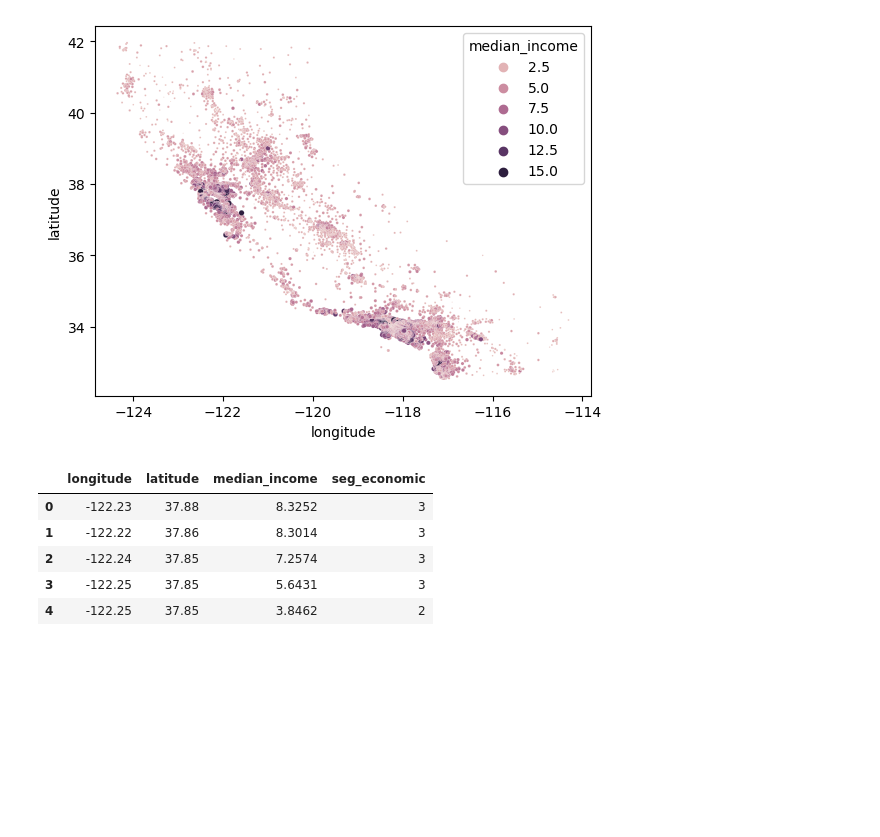
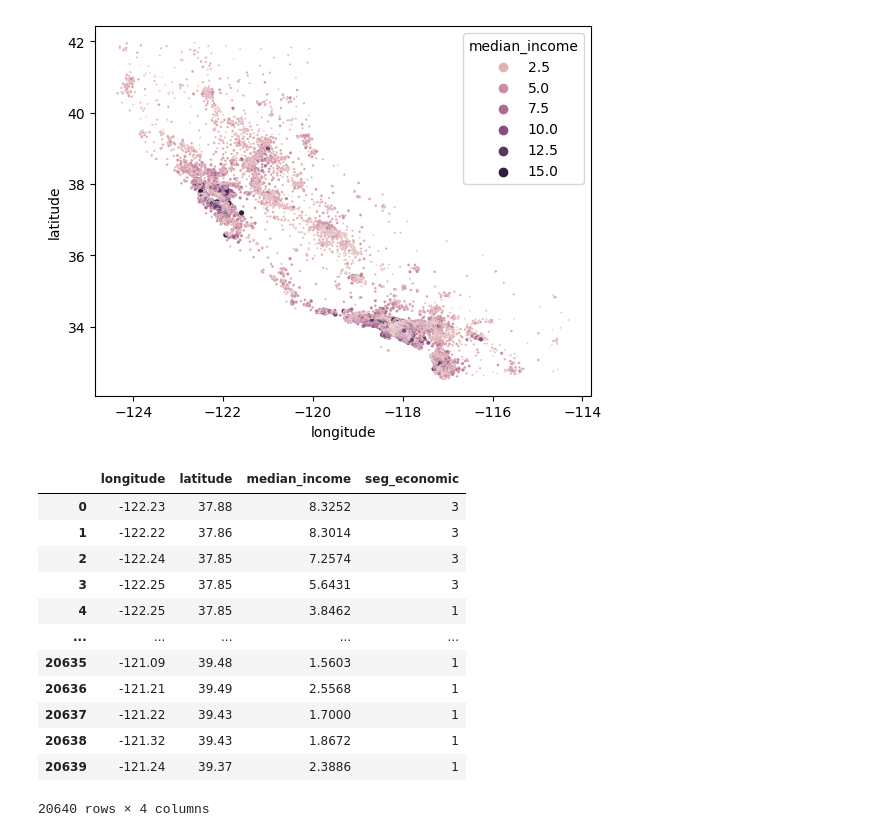
Before and after one commit to cristianmgm7/ML_models, a Jupyter notebook: K-means.ipynb, the cells around one changed output. Drawn from its saved outputs; the diff is of its cells as text; code cells hidden in the pictures; blank space fills up the shorter version.

```diff
--- a/K-means.ipynb
+++ b/K-means.ipynb
@@ -28,18 +28,25 @@ sns.scatterplot(x='longitude', y='latitude', data=df ,hue='median_income',s=df['
 # %%
 from sklearn.cluster import KMeans
 x = df.loc[:,['longitude','latitude','median_income']]
-model = KMeans(n_clusters=6)
+model = KMeans(n_clusters=4)
 pred = model.fit_predict(x)
 # %%
 x['seg_economic'] = pred
-x.head()
+x
 # %% [output]
 |  | longitude | latitude | median_income | seg_economic |
 | 0 | -122.23 | 37.88 | 8.3252 | 3 |
 | 1 | -122.22 | 37.86 | 8.3014 | 3 |
 | 2 | -122.24 | 37.85 | 7.2574 | 3 |
 | 3 | -122.25 | 37.85 | 5.6431 | 3 |
-| 4 | -122.25 | 37.85 | 3.8462 | 2 |
+| 4 | -122.25 | 37.85 | 3.8462 | 1 |
+| ... | ... | ... | ... | ... |
+| 20635 | -121.09 | 39.48 | 1.5603 | 1 |
+| 20636 | -121.21 | 39.49 | 2.5568 | 1 |
+| 20637 | -121.22 | 39.43 | 1.7000 | 1 |
+| 20638 | -121.32 | 39.43 | 1.8672 | 1 |
+| 20639 | -121.24 | 39.37 | 2.3886 | 1 |
+20640 rows × 4 columns
 # %%
 x['seg_economic'].value_counts()
 # %% [output]
```
Also changed, not shown: parts of 12 cells of this notebook.
